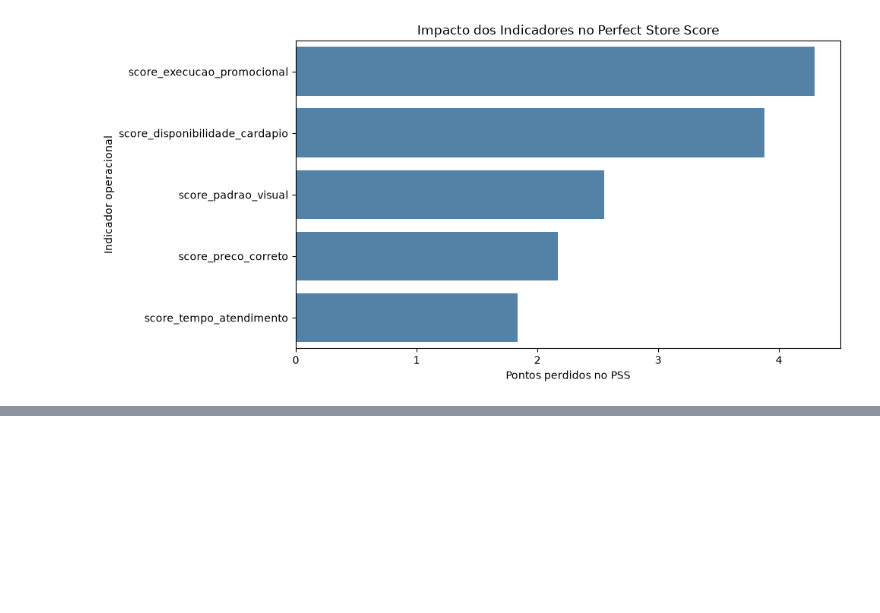
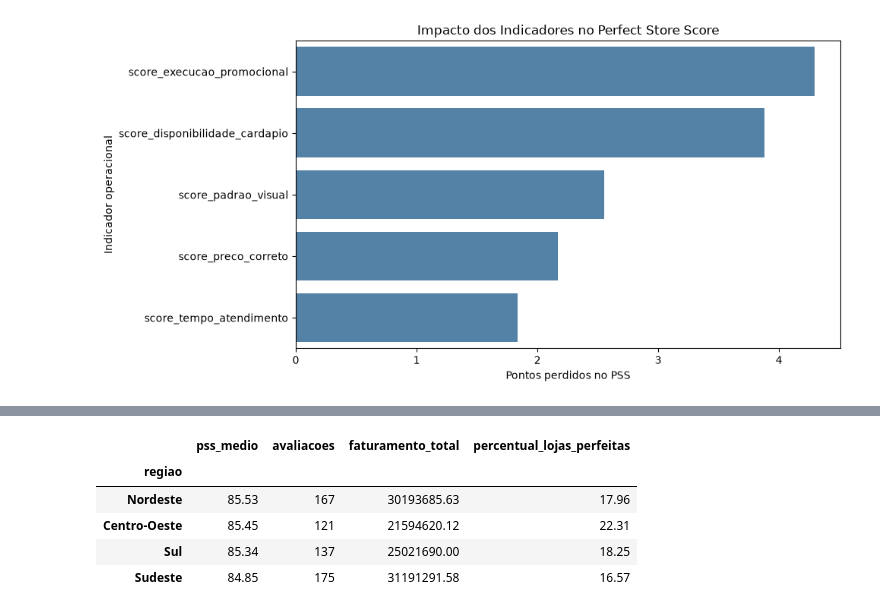
Before and after one commit to DanielDevCC26/perfect-store-analysis, a Jupyter notebook: notebooks/perfect_store_analysis.ipynb, the cells around one changed output, grey strips where cells are left out. Cells and saved outputs as stored; diff of their text form; code cells hidden in the pictures; blank space fills up the shorter version.

```diff
--- a/notebooks/perfect_store_analysis.ipynb
+++ b/notebooks/perfect_store_analysis.ipynb
@@ -374,0 +381,30 @@ plt.show()
+# %%
+# Calcular os indicadores por região
+resumo_regional = df.groupby("regiao").agg(
+    pss_medio=("pss", "mean"),
+    avaliacoes=("pss", "count"),
+    faturamento_total=("faturamento_mensal", "sum")
+)
+
+# Calcular o percentual de avaliações classificadas como Loja Perfeita
+resumo_regional["percentual_lojas_perfeitas"] = (
+    df["classificacao_pss"].eq("Loja Perfeita")
+    .groupby(df["regiao"])
+    .mean() * 100
+)
+
+# Ordenar as regiões pelo PSS médio
+resumo_regional = resumo_regional.sort_values(
+    by="pss_medio",
+    ascending=False
+)
+
+# Exibir os resultados
+resumo_regional.round(2)
+# %% [output]
+|  | pss_medio | avaliacoes | faturamento_total | percentual_lojas_perfeitas |
+| regiao |  |  |  |  |
+| Nordeste | 85.53 | 167 | 30193685.63 | 17.96 |
+| Centro-Oeste | 85.45 | 121 | 21594620.12 | 22.31 |
+| Sul | 85.34 | 137 | 25021690.00 | 18.25 |
+| Sudeste | 84.85 | 175 | 31191291.58 | 16.57 |
```
Also changed, not shown: parts of 5 cells of this notebook.
